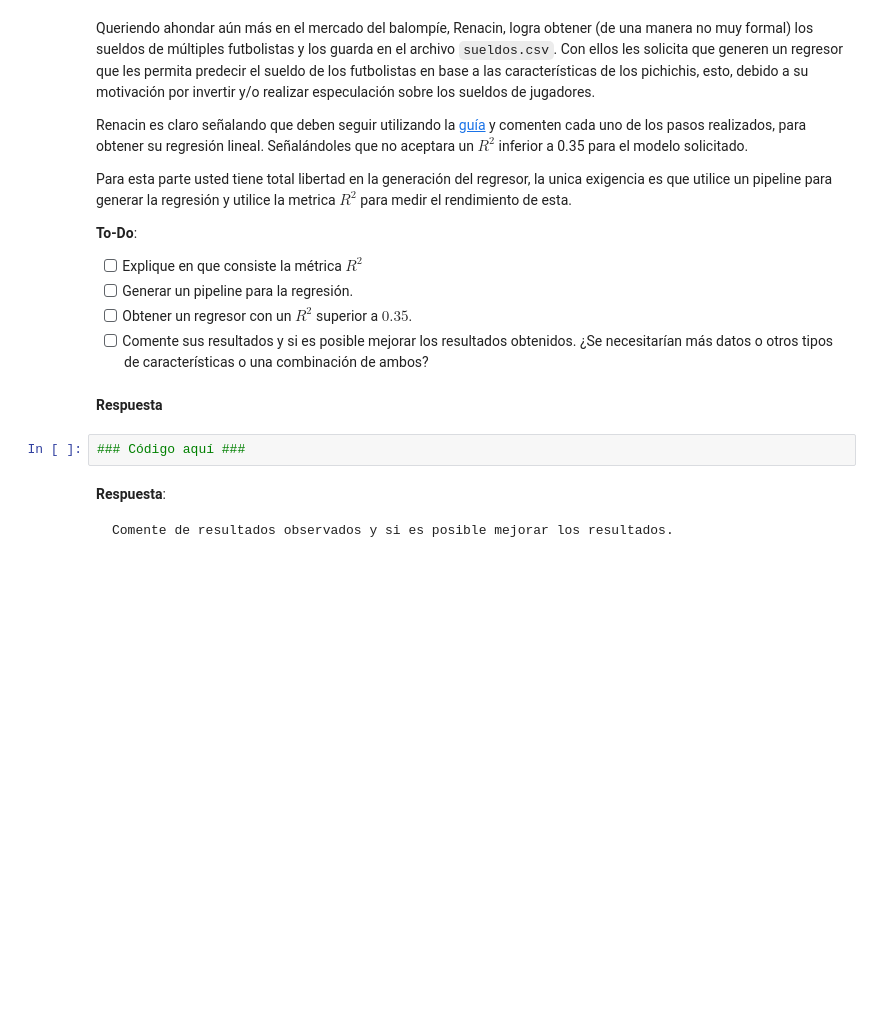
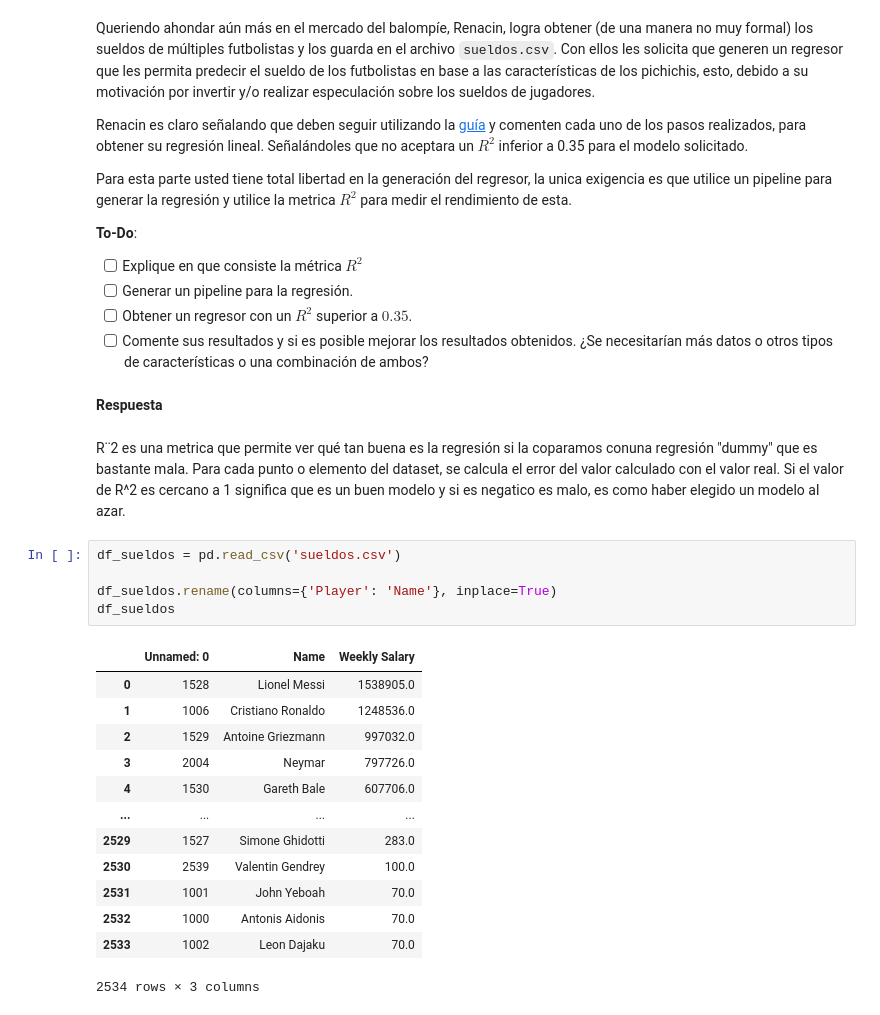
Before and after one commit to VanessaGaete/Laboratorio-de-Ciencia-de-Datos, a Jupyter notebook: Laboratorio7_enunciado.ipynb, the cells around one changed output. Drawn from its saved outputs; the diff is of its cells as text; blank space fills up the shorter version.

````diff
--- a/Laboratorio7_enunciado.ipynb
+++ b/Laboratorio7_enunciado.ipynb
@@ -744,11 +679,24 @@ Para esta parte usted tiene total libertad en la generación del regresor, la un
 - [ ] Comente sus resultados y si es posible mejorar los resultados obtenidos. ¿Se necesitarían más datos o otros tipos de características o una combinación de ambos?
 # %% [markdown]
 **Respuesta**
-# %%
-### Código aquí ###
-# %% [markdown]
-**Respuesta**:
-
-```
-Comente de resultados observados y si es posible mejorar los resultados.
-```
+# %% [markdown]
+R¨2 es una metrica que permite ver qué tan buena es la regresión si la coparamos conuna regresión "dummy" que es bastante mala. Para cada punto o elemento del dataset, se calcula el error del valor calculado con el valor real. Si el valor de R^2 es cercano a 1 significa que es un buen modelo y si es negatico es malo, es como haber elegido un  modelo al azar.
+# %%
+df_sueldos = pd.read_csv('sueldos.csv')
+
+df_sueldos.rename(columns={'Player': 'Name'}, inplace=True)
+df_sueldos
+# %% [output]
+|  | Unnamed: 0 | Name | Weekly Salary |
+| 0 | 1528 | Lionel Messi | 1538905.0 |
+| 1 | 1006 | Cristiano Ronaldo | 1248536.0 |
+| 2 | 1529 | Antoine Griezmann | 997032.0 |
+| 3 | 2004 | Neymar | 797726.0 |
+| 4 | 1530 | Gareth Bale | 607706.0 |
+| ... | ... | ... | ... |
+| 2529 | 1527 | Simone Ghidotti | 283.0 |
+| 2530 | 2539 | Valentin Gendrey | 100.0 |
+| 2531 | 1001 | John Yeboah | 70.0 |
+| 2532 | 1000 | Antonis Aidonis | 70.0 |
+| 2533 | 1002 | Leon Dajaku | 70.0 |
+2534 rows × 3 columns
````
Also changed, not shown: parts of 35 cells of this notebook.
